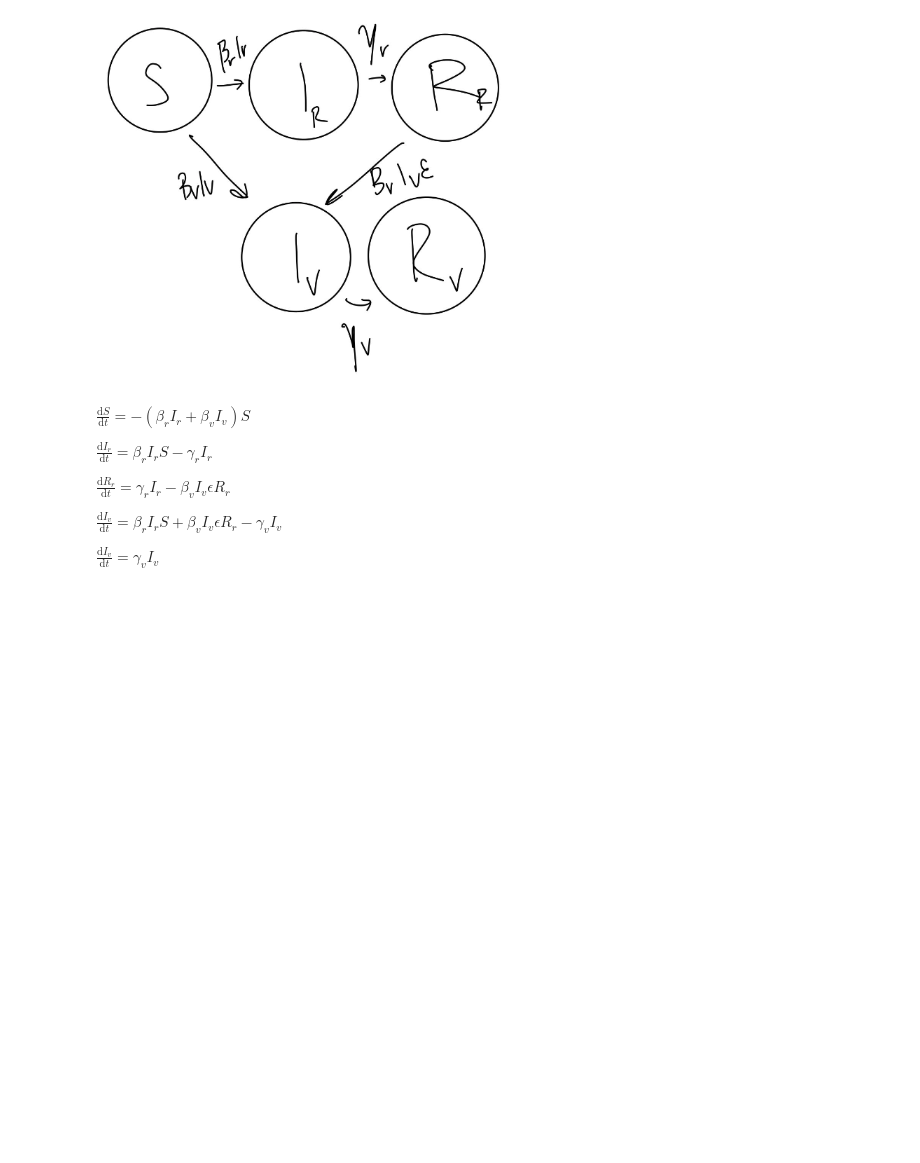
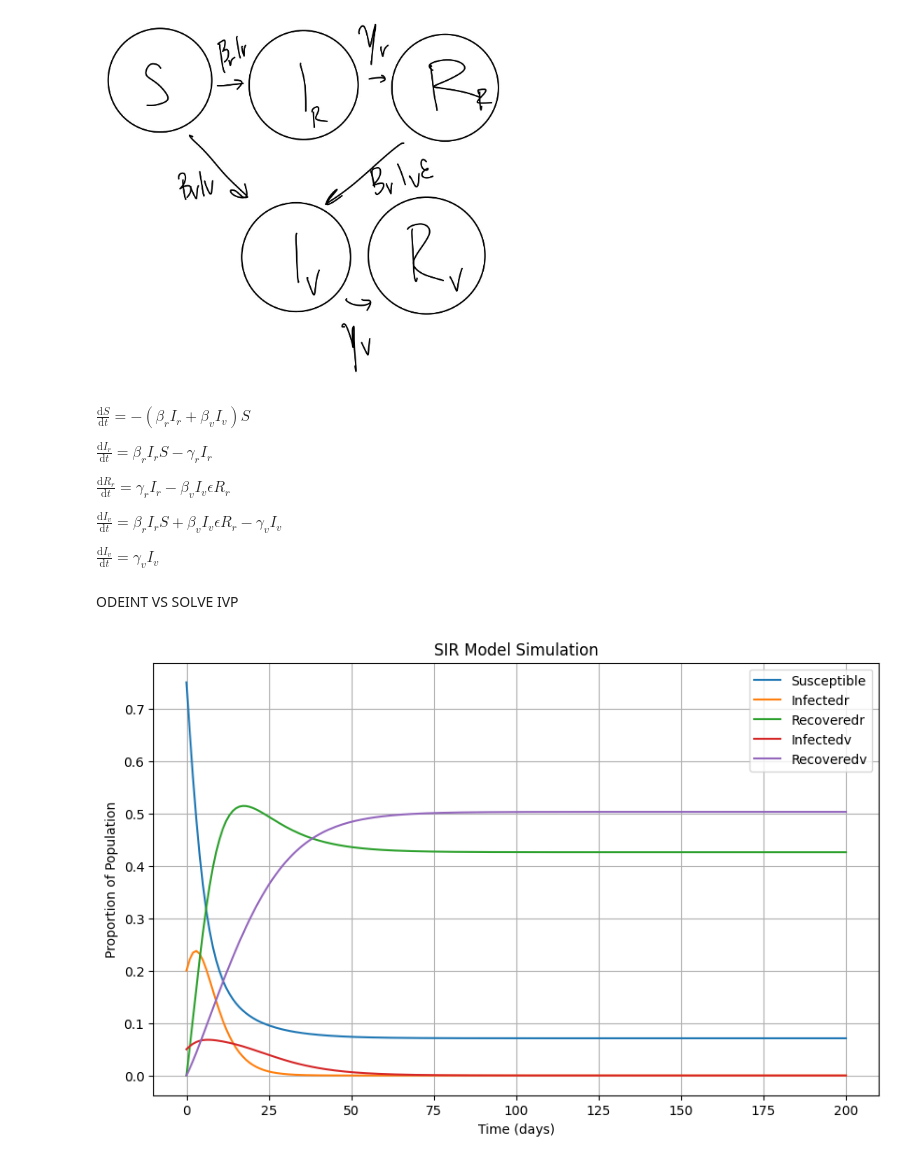
Before and after one commit to condusinew/vaccine_failure_escape, a Jupyter notebook: SIR_simplest.ipynb, the cells around one changed output. Cells and saved outputs as stored; diff of their text form; code cells hidden in the pictures; blank space fills up the shorter version.

```diff
--- a/SIR_simplest.ipynb
+++ b/SIR_simplest.ipynb
@@ -14,0 +29,49 @@ $\frac{\mathrm{d}I_v}{\mathrm{d}t} = \gamma_v I_v$
+# %%
+# set parameter values
+Rrnaught = 2
+gammar = 1/4
+betar = Rrnaught * gammar
+
+Rvnaught = 2
+gammav = 1/4
+betav = Rvnaught * gammav
+
+epsilon = 0.6
+
+# set initial conditions
+S0 = 0.75
+Ir0 = 0.20
+Rr0 = 0
+
+Iv0 = 0.05 #need to get this seeded later
+Rv0 = 0
+
+y0 = [S0, Ir0, Rr0, Iv0, Rv0]
+
+# Time vector
+t = np.linspace(0, 200, 200)  # simulate for t
+
+# Solve the SIR model equations using odeint()
+solution = odeint(SIR_model_rv, y0, t, args=(epsilon, betar, gammar, betav, gammav))
+# %% [markdown]
+ODEINT VS SOLVE IVP
+# %%
+# Extract results
+S, Ir, Rr, Iv, Rv = solution.T
+
+# Plot the results
+plt.figure(figsize=(10, 6))
+plt.plot(t, S, label='Susceptible')
+plt.plot(t, Ir, label='Infectedr')
+plt.plot(t, Rr, label='Recoveredr')
+plt.plot(t, Iv, label='Infectedv')
+plt.plot(t, Rv, label='Recoveredv')
+
+plt.xlabel('Time (days)')
+plt.ylabel('Proportion of Population')
+plt.title('SIR Model Simulation')
+plt.legend()
+plt.grid(True)
+plt.show()
+# %% [output]
+[figure, added]
```
Also changed, not shown: parts of 2 cells of this notebook.
